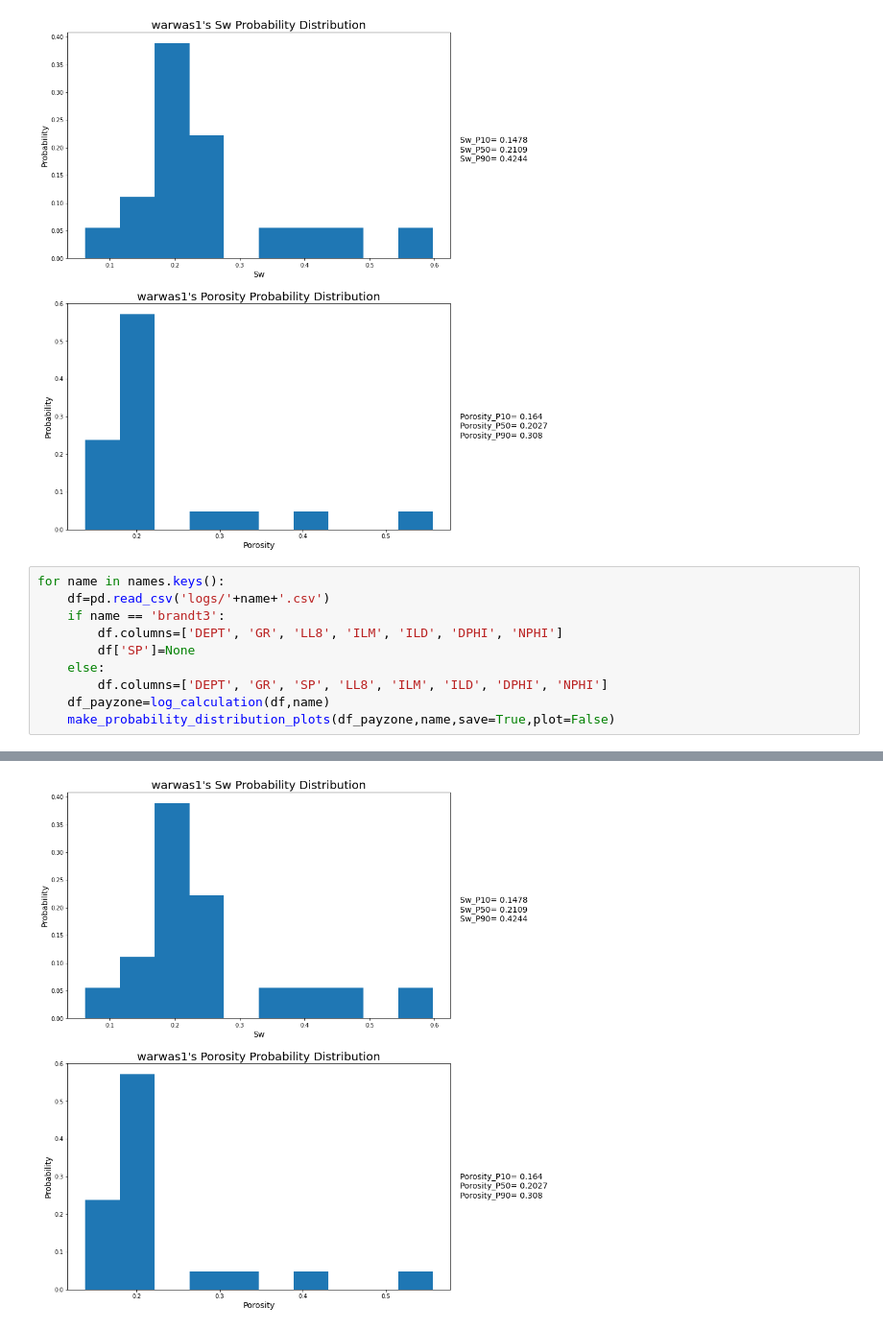
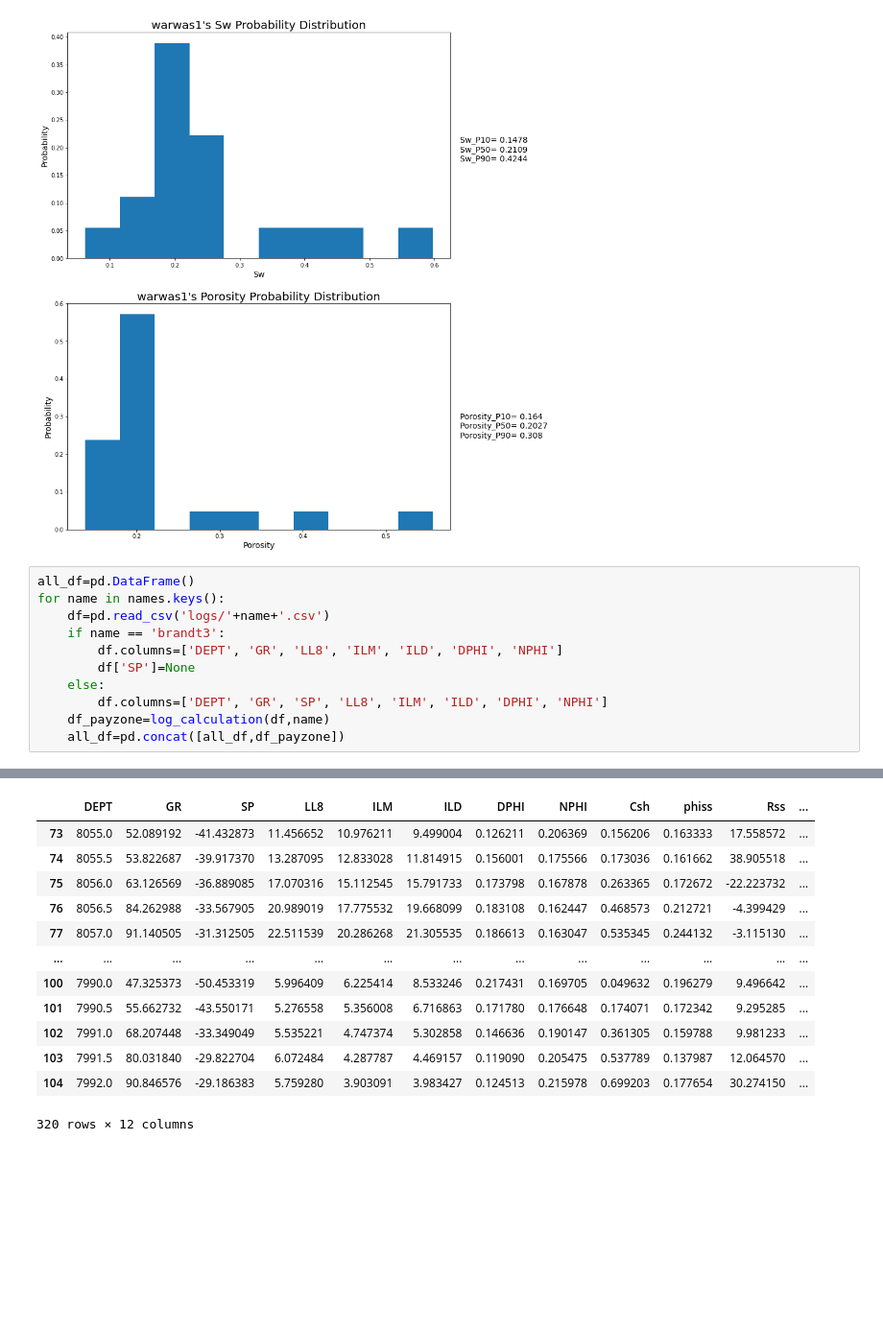
Before and after one commit to zzk413/PGE_Senior_Design_2021_Fall, a Jupyter notebook: Log_interpretation.ipynb, the cells around one changed output, grey strips where cells are left out. Shown at 96% size. Cells and saved outputs as stored; diff of their text form; blank space fills up the shorter version.

```diff
--- a/Log_interpretation.ipynb
+++ b/Log_interpretation.ipynb
@@ -59,6 +59,7 @@ make_probability_distribution_plots(df_payzone,name,save=True,plot=False)
 # %% [output]
 [figure]
 # %%
+all_df=pd.DataFrame()
 for name in names.keys():
     df=pd.read_csv('logs/'+name+'.csv')
     if name == 'brandt3':
@@ -67,5 +68,5 @@ for name in names.keys():
     else:
         df.columns=['DEPT', 'GR', 'SP', 'LL8', 'ILM', 'ILD', 'DPHI', 'NPHI']
     df_payzone=log_calculation(df,name)
-    make_probability_distribution_plots(df_payzone,name,save=True,plot=False)
+    all_df=pd.concat([all_df,df_payzone])
 # %% [output]
@@ -85 +73,13 @@ for name in names.keys():
-[figure, removed]
+|  | DEPT | GR | SP | LL8 | ILM | ILD | DPHI | NPHI | Csh | phiss | Rss | ... |
+| 73 | 8055.0 | 52.089192 | -41.432873 | 11.456652 | 10.976211 | 9.499004 | 0.126211 | 0.206369 | 0.156206 | 0.163333 | 17.558572 | ... |
+| 74 | 8055.5 | 53.822687 | -39.917370 | 13.287095 | 12.833028 | 11.814915 | 0.156001 | 0.175566 | 0.173036 | 0.161662 | 38.905518 | ... |
+| 75 | 8056.0 | 63.126569 | -36.889085 | 17.070316 | 15.112545 | 15.791733 | 0.173798 | 0.167878 | 0.263365 | 0.172672 | -22.223732 | ... |
+| 76 | 8056.5 | 84.262988 | -33.567905 | 20.989019 | 17.775532 | 19.668099 | 0.183108 | 0.162447 | 0.468573 | 0.212721 | -4.399429 | ... |
+| 77 | 8057.0 | 91.140505 | -31.312505 | 22.511539 | 20.286268 | 21.305535 | 0.186613 | 0.163047 | 0.535345 | 0.244132 | -3.115130 | ... |
+| ... | ... | ... | ... | ... | ... | ... | ... | ... | ... | ... | ... | ... |
+| 100 | 7990.0 | 47.325373 | -50.453319 | 5.996409 | 6.225414 | 8.533246 | 0.217431 | 0.169705 | 0.049632 | 0.196279 | 9.496642 | ... |
+| 101 | 7990.5 | 55.662732 | -43.550171 | 5.276558 | 5.356008 | 6.716863 | 0.171780 | 0.176648 | 0.174071 | 0.172342 | 9.295285 | ... |
+| 102 | 7991.0 | 68.207448 | -33.349049 | 5.535221 | 4.747374 | 5.302858 | 0.146636 | 0.190147 | 0.361305 | 0.159788 | 9.981233 | ... |
+| 103 | 7991.5 | 80.031840 | -29.822704 | 6.072484 | 4.287787 | 4.469157 | 0.119090 | 0.205475 | 0.537789 | 0.137987 | 12.064570 | ... |
+| 104 | 7992.0 | 90.846576 | -29.186383 | 5.759280 | 3.903091 | 3.983427 | 0.124513 | 0.215978 | 0.699203 | 0.177654 | 30.274150 | ... |
+320 rows × 12 columns
```
Also changed, not shown: parts of 5 cells of this notebook, 1 other file.
